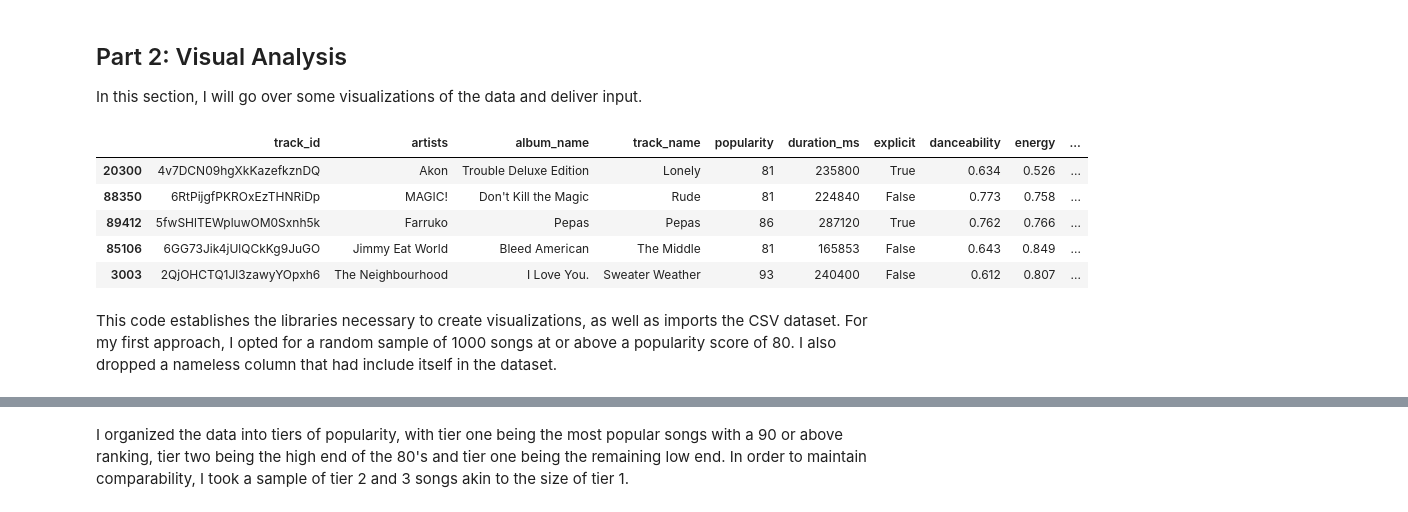
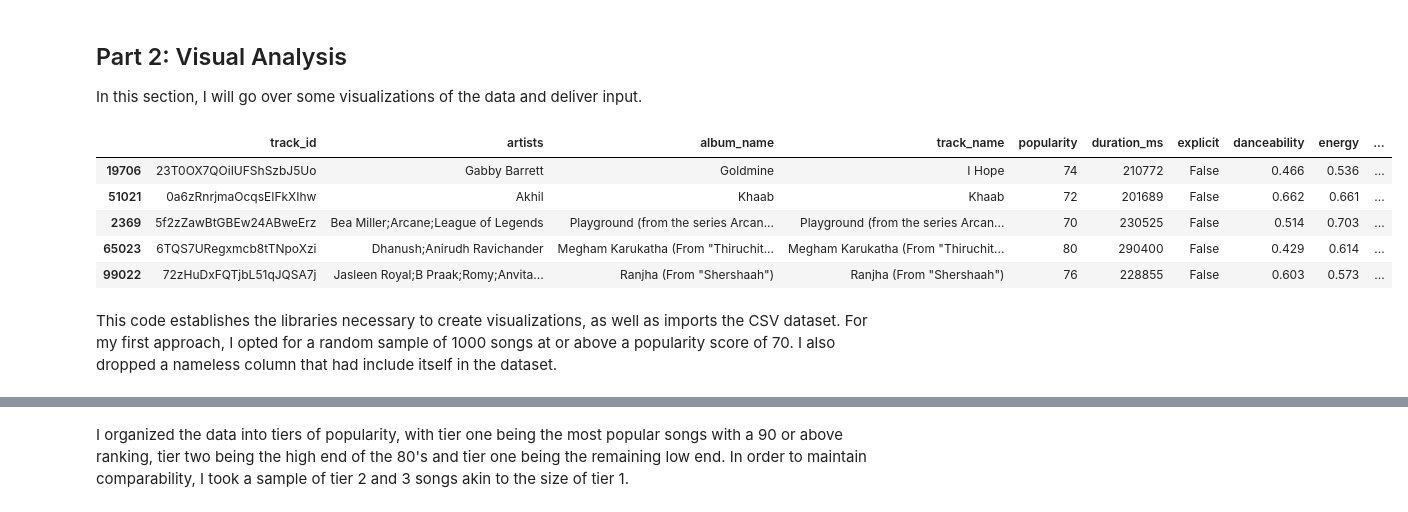
Before and after one commit to jarekcruz/Spotify-Analysis, a Jupyter notebook: VisualAnalysis.ipynb, the cells around one changed output, grey strips where cells are left out. Saved outputs shown, nothing was run; the diff lists cells and outputs as text; code cells hidden in the pictures.

```diff
--- a/VisualAnalysis.ipynb
+++ b/VisualAnalysis.ipynb
@@ -5,24 +5,24 @@ In this section, I will go over some visualizations of the data and deliver inpu
 # %%
 import matplotlib.pyplot as plt
 import pandas as pd
 import seaborn as sns
 import numpy as np
 
 sns.set() #loads color palette for seaborn
 np.random.seed(123) #ensures that random example is consistent every time
 
 spotify = pd.read_csv('/Users/jarek/Spotify project/SpotifyAnalysis.csv')
-spotify = spotify[spotify['popularity'] >= 80]
+spotify = spotify[spotify['popularity'] >= 70]
 spotify = spotify.drop(spotify.columns[0], axis = 1)
 s_sample = spotify.sample(1000)
 s_sample.head()
 # %% [output]
 |  | track_id | artists | album_name | track_name | popularity | duration_ms | explicit | danceability | energy | ... |
-| 20300 | 4v7DCN09hgXkKazefkznDQ | Akon | Trouble Deluxe Edition | Lonely | 81 | 235800 | True | 0.634 | 0.526 | ... |
-| 88350 | 6RtPijgfPKROxEzTHNRiDp | MAGIC! | Don't Kill the Magic | Rude | 81 | 224840 | False | 0.773 | 0.758 | ... |
-| 89412 | 5fwSHlTEWpluwOM0Sxnh5k | Farruko | Pepas | Pepas | 86 | 287120 | True | 0.762 | 0.766 | ... |
-| 85106 | 6GG73Jik4jUlQCkKg9JuGO | Jimmy Eat World | Bleed American | The Middle | 81 | 165853 | False | 0.643 | 0.849 | ... |
-| 3003 | 2QjOHCTQ1Jl3zawyYOpxh6 | The Neighbourhood | I Love You. | Sweater Weather | 93 | 240400 | False | 0.612 | 0.807 | ... |
+| 19706 | 23T0OX7QOiIUFShSzbJ5Uo | Gabby Barrett | Goldmine | I Hope | 74 | 210772 | False | 0.466 | 0.536 | ... |
+| 51021 | 0a6zRnrjmaOcqsEIFkXIhw | Akhil | Khaab | Khaab | 72 | 201689 | False | 0.662 | 0.661 | ... |
+| 2369 | 5f2zZawBtGBEw24ABweErz | Bea Miller;Arcane;League of Legends | Playground (from the series Arcan... | Playground (from the series Arcan... | 70 | 230525 | False | 0.514 | 0.703 | ... |
+| 65023 | 6TQS7URegxmcb8tTNpoXzi | Dhanush;Anirudh Ravichander | Megham Karukatha (From "Thiruchit... | Megham Karukatha (From "Thiruchit... | 80 | 290400 | False | 0.429 | 0.614 | ... |
+| 99022 | 72zHuDxFQTjbL51qJQSA7j | Jasleen Royal;B Praak;Romy;Anvita... | Ranjha (From "Shershaah") | Ranjha (From "Shershaah") | 76 | 228855 | False | 0.603 | 0.573 | ... |
 # %% [markdown]
-This code establishes the libraries necessary to create visualizations, as well as imports the CSV dataset. For my first approach, I opted for a random sample of 1000 songs at or above a popularity score of 80. I also dropped a nameless column that had include itself in the dataset.
+This code establishes the libraries necessary to create visualizations, as well as imports the CSV dataset. For my first approach, I opted for a random sample of 1000 songs at or above a popularity score of 70. I also dropped a nameless column that had include itself in the dataset.
 # %%
```
Also changed, not shown: parts of 11 cells of this notebook.
